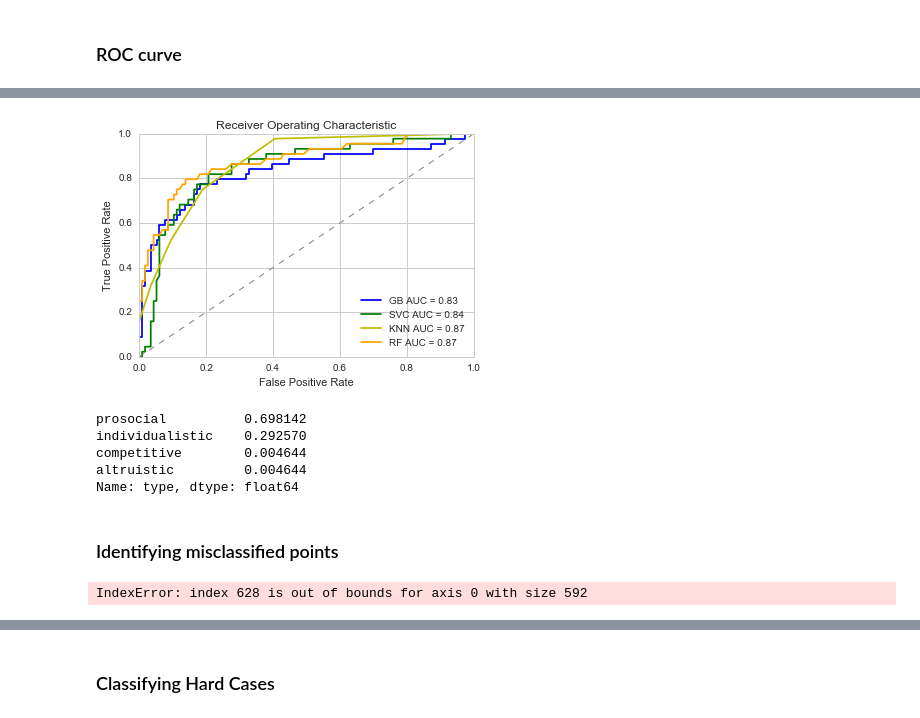
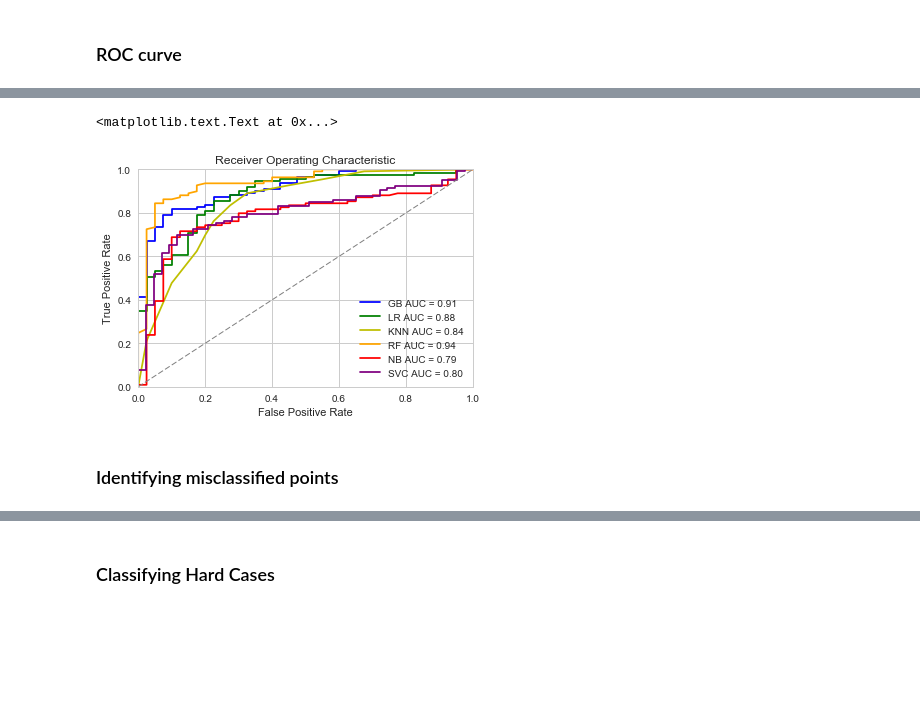
Before and after one commit to pdarche/thesis, a Jupyter notebook: notebooks/Modeling.ipynb, the cells around one changed output, grey strips where cells are left out. Drawn from its saved outputs; the diff is of its cells as text; code cells hidden in the pictures; blank space fills up the shorter version.

```diff
--- a/notebooks/Modeling.ipynb
+++ b/notebooks/Modeling.ipynb
@@ -765,0 +807,9 @@ X_train, X_test, y_train, y_test = train_test_split(X, y_type, test_size=.25)
+# %%
+X_train_res, y_train_res = us.fit_sample(X_train, y_train)
+# %%
+rf_clf.fit(X_train_res, y_train_res)
+gb_clf.fit(X_train_res, y_train_res)
+ab_clf.fit(X_train_res, y_train_res)
+lr_clf.fit(X_train_res, y_train_res)
+nb_clf.fit(X_train_res, y_train_res)
+knn_clf.fit(X_train_res, y_train_res);
@@ -767,7 +824,7 @@ X_train, X_test, y_train, y_test = train_test_split(X, y_type, test_size=.25)
 probs = gb_clf.predict_proba(X_test)
 preds = probs[:,1]
 # %%
-probs2 = svc_clf.predict_proba(X_test)
+probs2 = lr_clf.predict_proba(X_test)
 preds2 = probs2[:,1]
 # %%
 probs3 = knn_clf.predict_proba(X_test)
@@ -775,3 +832,6 @@ preds3 = probs3[:,1]
 # %%
 probs4 = rf_clf.predict_proba(X_test)
 preds4 = probs4[:,1]
+# %%
+probs5 = nb_clf.predict_proba(X_test)
+preds5 = probs5[:,1]
@@ -778,29 +841,38 @@ preds4 = probs4[:,1]
 # %%
 fpr, tpr, threshold = roc_curve(y_test, preds)
 roc_auc = auc(fpr, tpr)
 
 fpr2, tpr2, threshold = roc_curve(y_test, preds2)
 roc_auc2 = auc(fpr2, tpr2)
 
 fpr3, tpr3, threshold = roc_curve(y_test, preds3)
 roc_auc3 = auc(fpr3, tpr3)
 
 fpr4, tpr4, threshold = roc_curve(y_test, preds4)
 roc_auc4 = auc(fpr4, tpr4)
 
+fpr5, tpr5, threshold = roc_curve(y_test, preds5)
+roc_auc5 = auc(fpr5, tpr5)
+
+# fpr6, tpr6, threshold = roc_curve(y_test, preds6)
+# roc_auc6 = auc(fpr6, tpr6)
+
 plt.title('Receiver Operating Characteristic')
 plt.plot(fpr, tpr, 'b', label = 'GB AUC = %0.2f' % roc_auc)
-plt.plot(fpr2, tpr2, 'g', label = 'SVC AUC = %0.2f' % roc_auc2)
+plt.plot(fpr2, tpr2, 'g', label = 'LR AUC = %0.2f' % roc_auc2)
 plt.plot(fpr3, tpr3, 'y', label = 'KNN AUC = %0.2f' % roc_auc3)
 plt.plot(fpr4, tpr4, 'orange', label = 'RF AUC = %0.2f' % roc_auc4)
+plt.plot(fpr5, tpr5, 'red', label = 'NB AUC = %0.2f' % roc_auc5)
+plt.plot(fpr6, tpr6, 'purple', label = 'SVC AUC = %0.2f' % roc_auc6)
 plt.legend(loc = 'lower right')
 plt.plot([0, 1], [0, 1],'--', color='gray', linewidth=1)
 plt.xlim([0, 1])
 plt.ylim([0, 1])
 plt.ylabel('True Positive Rate')
 plt.xlabel('False Positive Rate')
 #plt.show()
-plt.savefig("../img/roc.png")
+#plt.savefig("../img/roc.png")
 # %% [output]
+<matplotlib.text.Text at 0x...>
-[figure, old version]
+[figure, new version]
 # %%
@@ -812,11 +882,3 @@ adf['prob'] = probs
-# %%
-svo.type.value_counts() / svo.type.count()
-# %% [output]
-prosocial          0.698142
-individualistic    0.292570
-competitive        0.004644
-altruistic         0.004644
-Name: type, dtype: float64
 # %% [markdown]
 ### Identifying misclassified points
 # %%
@@ -835,23 +897,21 @@ rdf = None
 while min_count <= 30:
     # Create placeholder vector
     run = np.full((1,X.shape[0],), np.nan)
-    X_train, X_test, y_train, y_test = train_test_split(X, y_type, test_size=.25)
-    # tet on the entire data set
+    X_train, X_test, y_train, y_test = train_test_split(X, y_ps, test_size=.25)
+    # test on the entire data set
     clf.fit(X_train, y_train)
-    ## make predictions with the classifier
+    # make predictions with the classifier
     y_pred = clf.predict(X_test)
-    ## check if they're correct or incorrect
+    # check if they're correct or incorrect
     misclassified = ~np.equal(y_pred, y_test)
-#     print(pd.Series(misclassified).value_counts())
+    min_count += 1
     # for each data point in the test set, if it's misclassified set the it's it's datapoint
     # misclassified
     for dix, vix in enumerate(X_test.index):
-        run[0][vix] = 1 if misclassified[dix] else 0
+        run[0][vix] = 1 if misclassified.iloc[dix] else 0
     runs.append(run[0])
     rdf = pd.DataFrame(runs)
     min_count = np.min(rdf.count())
-# %% [output]
-IndexError: index 628 is out of bounds for axis 0 with size 592
 # %%
 hard_cases = rdf.mean()[rdf.mean() > .75].index
 easy_cases = rdf.mean()[rdf.mean() == 0].index
```
Also changed, not shown: parts of 121 cells of this notebook, 3 other files.
